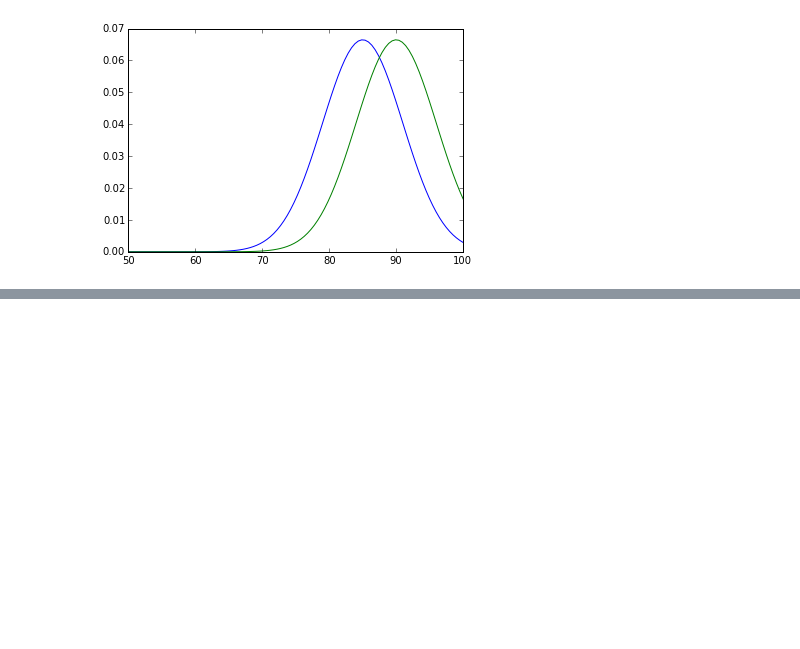
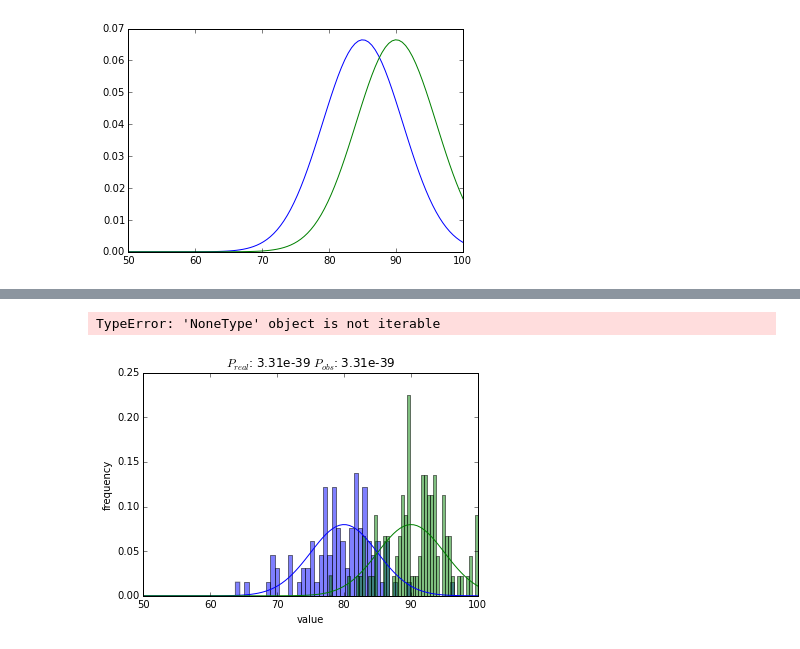
Before and after one commit to widdowquinn/notebooks, a Jupyter notebook: sampling_fnr_fpr.ipynb, the cells around one changed output, grey strips where cells are left out. Drawn from its saved outputs; the diff is of its cells as text; code cells hidden in the pictures; blank space fills up the shorter version.

```diff
--- a/sampling_fnr_fpr.ipynb
+++ b/sampling_fnr_fpr.ipynb
@@ -108,0 +249,5 @@ obs_neg.std(), obs_pos.std()
+# %%
+t_sam, t_obs = draw_sample_comparison()
+# %% [output]
+TypeError: 'NoneType' object is not iterable
+[figure, added]
```
Also changed, not shown: parts of 14 cells of this notebook.
